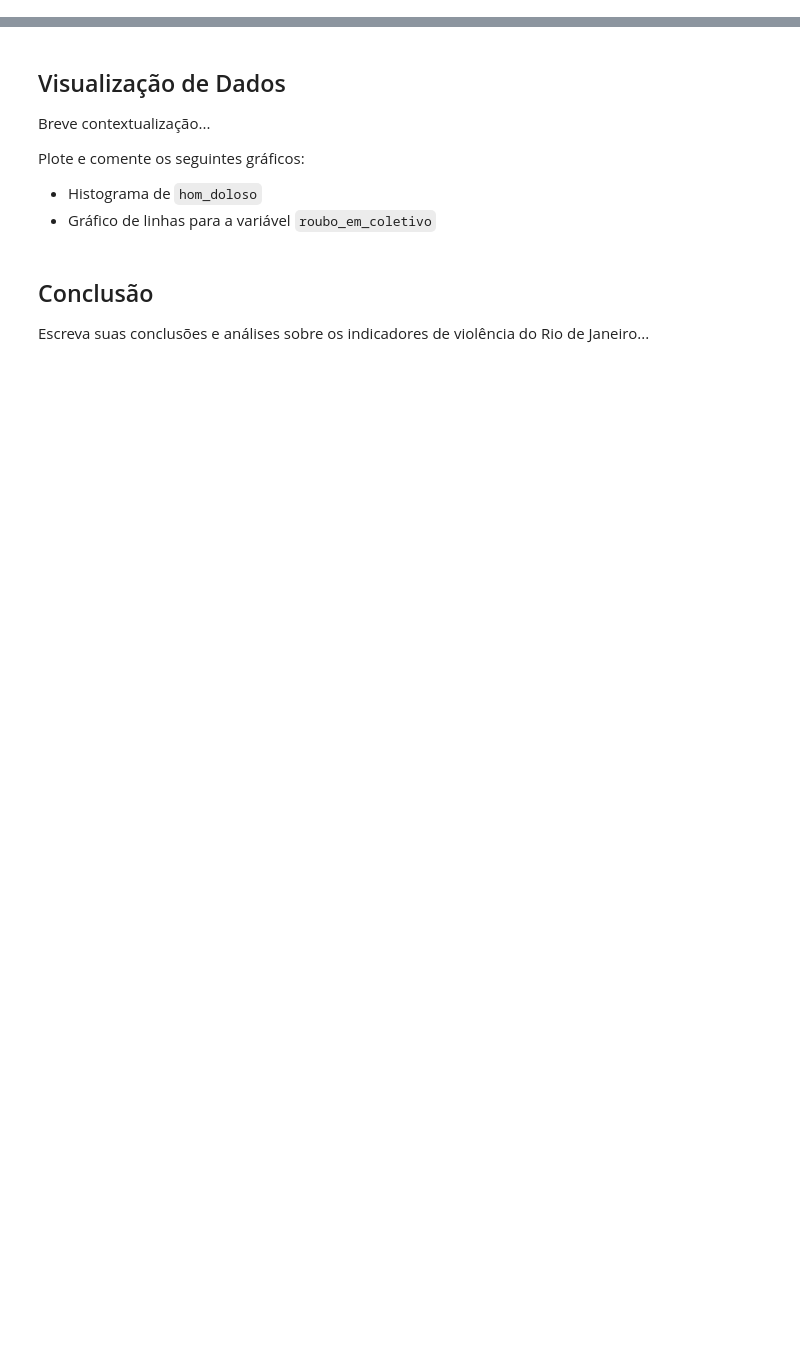
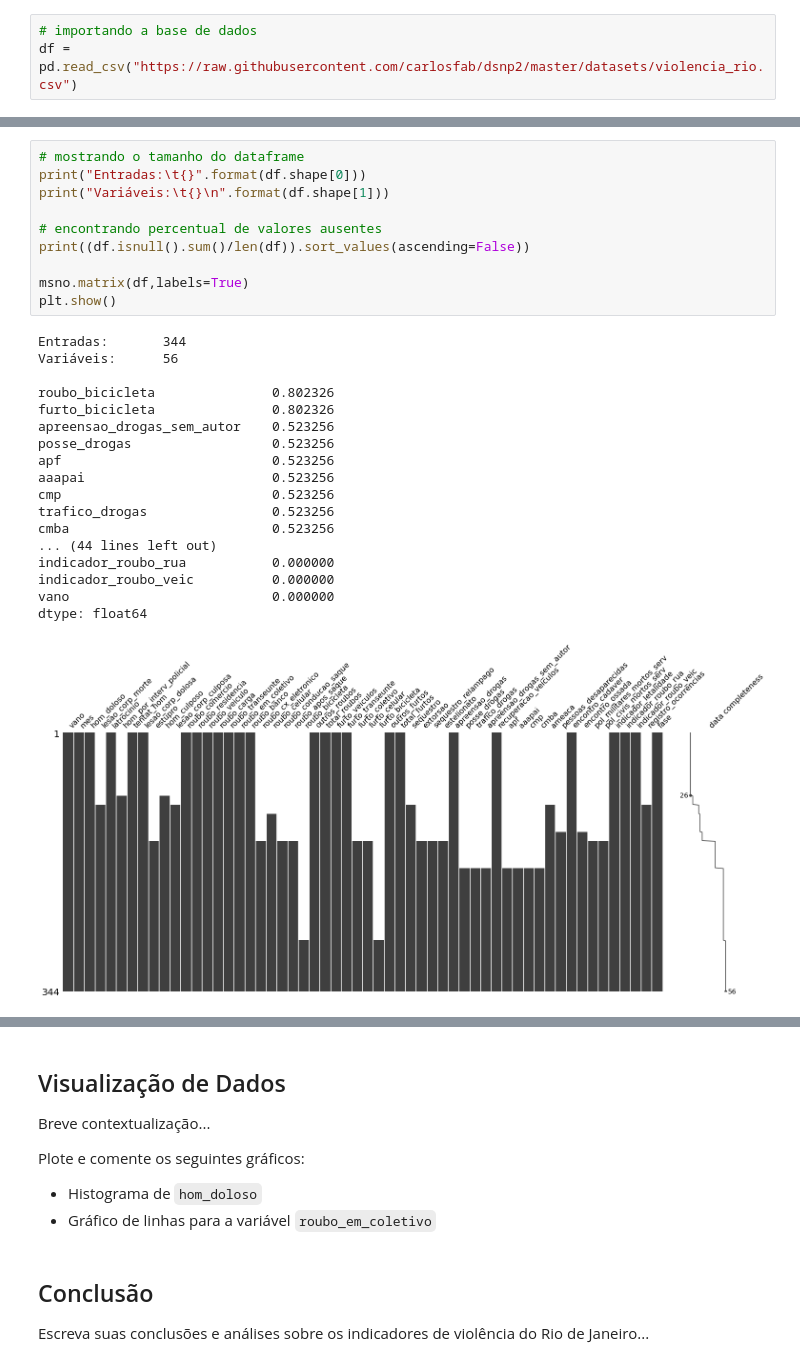
Before and after one commit to caiobmbr/datascience-projects, a Jupyter notebook: Analisando_a_Violência_no_Rio_de_Janeiro.ipynb, the cells around one changed output, grey strips where cells are left out. Saved outputs shown, nothing was run; the diff lists cells and outputs as text; blank space fills up the shorter version.

```diff
--- a/Analisando_a_Violência_no_Rio_de_Janeiro.ipynb
+++ b/Analisando_a_Violência_no_Rio_de_Janeiro.ipynb
@@ -67,0 +36,3 @@ Descreva e execute as seguintes etapas:
+# %%
+# importando a base de dados
+df = pd.read_csv("https://raw.githubusercontent.com/carlosfab/dsnp2/master/datasets/violencia_rio.csv")
@@ -67,0 +86,29 @@ Descreva e execute as seguintes etapas:
+# %%
+# mostrando o tamanho do dataframe
+print("Entradas:\t{}".format(df.shape[0]))
+print("Variáveis:\t{}\n".format(df.shape[1]))
+
+# encontrando percentual de valores ausentes
+print((df.isnull().sum()/len(df)).sort_values(ascending=False))
+
+msno.matrix(df,labels=True)
+plt.show()
+# %% [output]
+Entradas:       344
+Variáveis:      56
+
+roubo_bicicleta               0.802326
+furto_bicicleta               0.802326
+apreensao_drogas_sem_autor    0.523256
+posse_drogas                  0.523256
+apf                           0.523256
+aaapai                        0.523256
+cmp                           0.523256
+trafico_drogas                0.523256
+cmba                          0.523256
+... (44 lines left out)
+indicador_roubo_rua           0.000000
+indicador_roubo_veic          0.000000
+vano                          0.000000
+dtype: float64
+[figure, added]
```
Also changed, not shown: parts of 17 cells of this notebook.
